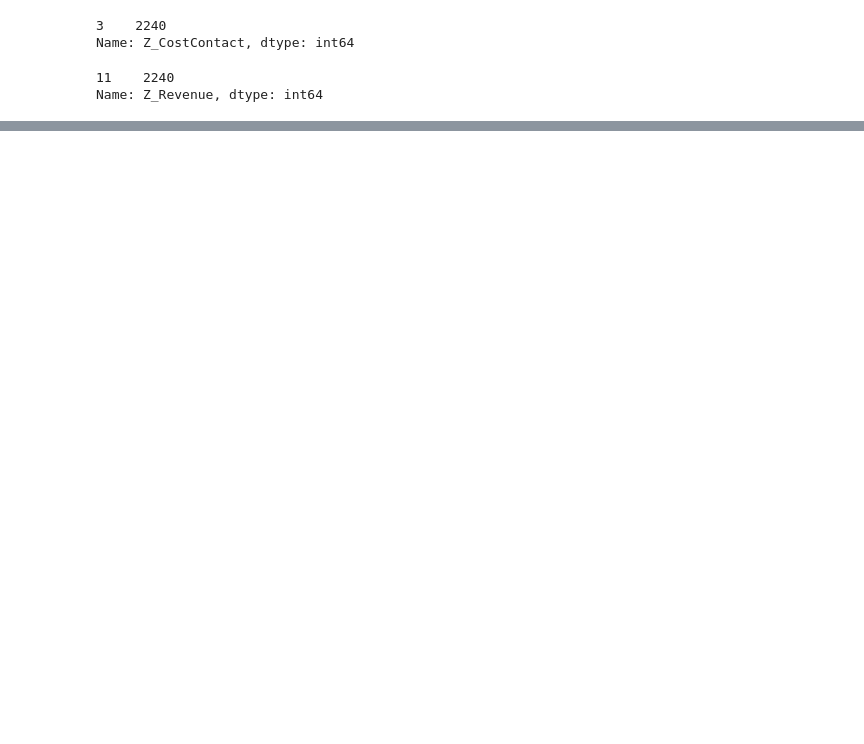
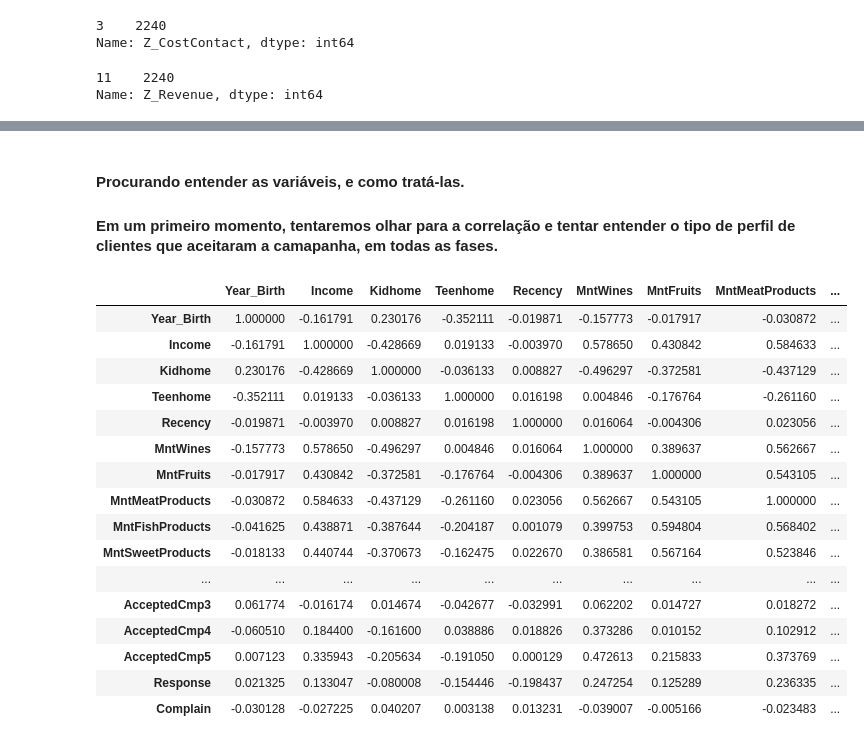
Before and after one commit to Pedro4010/caseifood, a Jupyter notebook: caseifood.ipynb, the cells around one changed output, grey strips where cells are left out. Drawn from its saved outputs; the diff is of its cells as text; code cells hidden in the pictures; blank space fills up the shorter version.

```diff
--- a/caseifood.ipynb
+++ b/caseifood.ipynb
@@ -158,0 +175,24 @@ dfi
+# %% [markdown]
+#### Procurando entender as variáveis, e como tratá-las.
+
+#### Em um primeiro momento, tentaremos olhar para a correlação e tentar entender o tipo de perfil de clientes que aceitaram a camapanha, em todas as fases.
+# %%
+dfi.corr()
+# %% [output]
+|  | Year_Birth | Income | Kidhome | Teenhome | Recency | MntWines | MntFruits | MntMeatProducts | ... |
+| Year_Birth | 1.000000 | -0.161791 | 0.230176 | -0.352111 | -0.019871 | -0.157773 | -0.017917 | -0.030872 | ... |
+| Income | -0.161791 | 1.000000 | -0.428669 | 0.019133 | -0.003970 | 0.578650 | 0.430842 | 0.584633 | ... |
+| Kidhome | 0.230176 | -0.428669 | 1.000000 | -0.036133 | 0.008827 | -0.496297 | -0.372581 | -0.437129 | ... |
+| Teenhome | -0.352111 | 0.019133 | -0.036133 | 1.000000 | 0.016198 | 0.004846 | -0.176764 | -0.261160 | ... |
+| Recency | -0.019871 | -0.003970 | 0.008827 | 0.016198 | 1.000000 | 0.016064 | -0.004306 | 0.023056 | ... |
+| MntWines | -0.157773 | 0.578650 | -0.496297 | 0.004846 | 0.016064 | 1.000000 | 0.389637 | 0.562667 | ... |
+| MntFruits | -0.017917 | 0.430842 | -0.372581 | -0.176764 | -0.004306 | 0.389637 | 1.000000 | 0.543105 | ... |
+| MntMeatProducts | -0.030872 | 0.584633 | -0.437129 | -0.261160 | 0.023056 | 0.562667 | 0.543105 | 1.000000 | ... |
+| MntFishProducts | -0.041625 | 0.438871 | -0.387644 | -0.204187 | 0.001079 | 0.399753 | 0.594804 | 0.568402 | ... |
+| MntSweetProducts | -0.018133 | 0.440744 | -0.370673 | -0.162475 | 0.022670 | 0.386581 | 0.567164 | 0.523846 | ... |
+| ... | ... | ... | ... | ... | ... | ... | ... | ... | ... |
+| AcceptedCmp3 | 0.061774 | -0.016174 | 0.014674 | -0.042677 | -0.032991 | 0.062202 | 0.014727 | 0.018272 | ... |
+| AcceptedCmp4 | -0.060510 | 0.184400 | -0.161600 | 0.038886 | 0.018826 | 0.373286 | 0.010152 | 0.102912 | ... |
+| AcceptedCmp5 | 0.007123 | 0.335943 | -0.205634 | -0.191050 | 0.000129 | 0.472613 | 0.215833 | 0.373769 | ... |
+| Response | 0.021325 | 0.133047 | -0.080008 | -0.154446 | -0.198437 | 0.247254 | 0.125289 | 0.236335 | ... |
+| Complain | -0.030128 | -0.027225 | 0.040207 | 0.003138 | 0.013231 | -0.039007 | -0.005166 | -0.023483 | ... |
```
Also changed, not shown: parts of 16 cells of this notebook.
